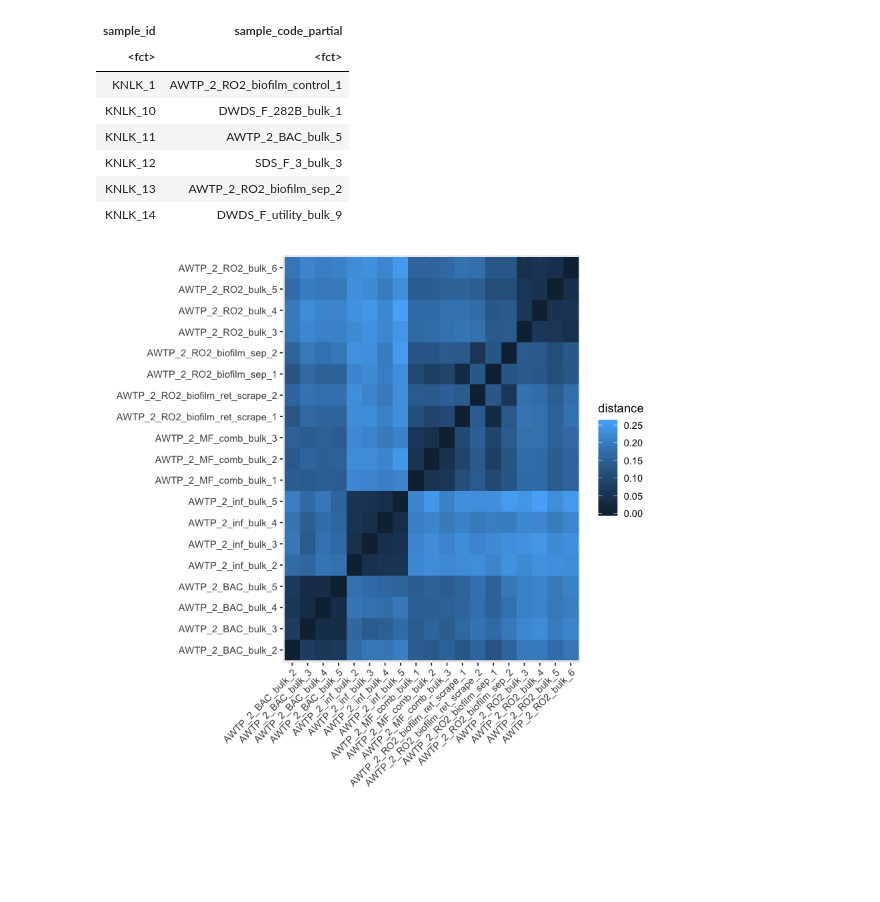
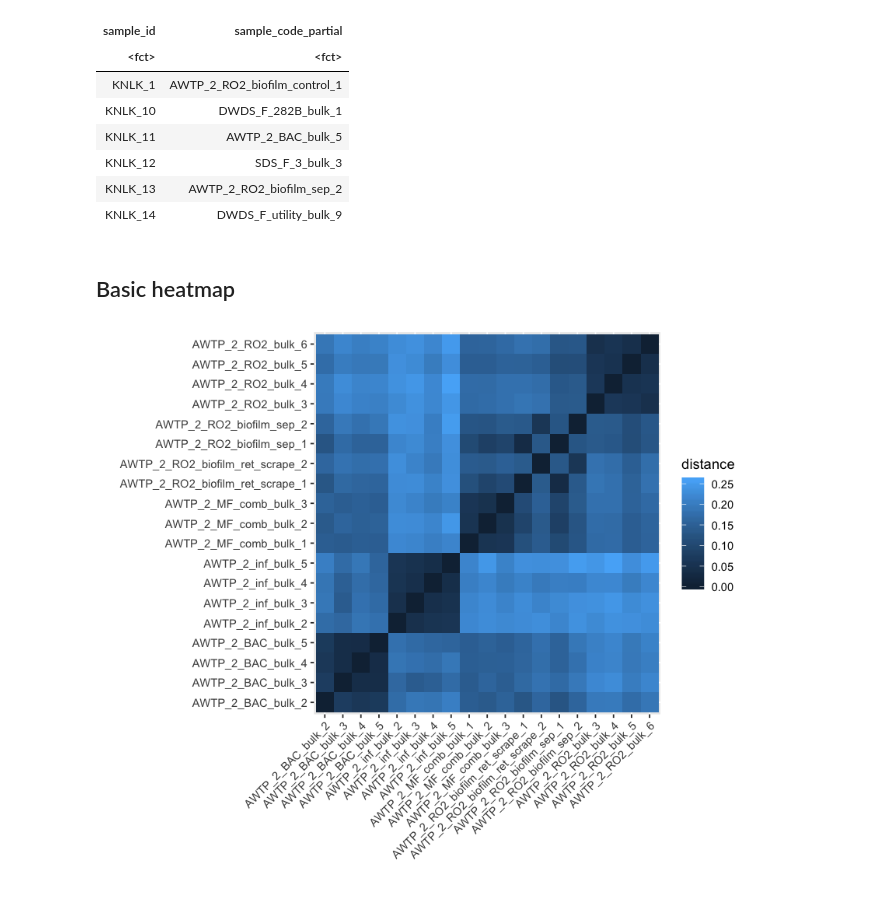
Before and after one commit to rosekantor/awtp2, a Jupyter notebook: reads_analysis.ipynb, the cells around one changed output. Cells and saved outputs as stored; diff of their text form; code cells hidden in the pictures; blank space fills up the shorter version.

```diff
--- a/reads_analysis.ipynb
+++ b/reads_analysis.ipynb
@@ -61,12 +55,16 @@ A data.frame: 6 × 2
 df <- merge(dist, id2code, by.x='query', by.y='sample_id')
 df <- merge(df, id2code, by.x='ref', by.y='sample_id')
 df <- df[order(df$sample_code_partial.x, df$sample_code_partial.y),] # sort df
+# %% [markdown]
+## Basic heatmap
 # %%
+options(repr.plot.width = 7, repr.plot.height = 6)
+
 ggplot(df, aes(x=sample_code_partial.x, y=sample_code_partial.y))+
     geom_tile(aes(fill=distance))+
     theme(axis.text.x = element_text(angle = 45, hjust = 1, vjust = 1))+
     xlab('') +
     ylab('')
 ggsave('~/data/awtp2_metagenomics/mash_dist_heatmap.pdf', device="pdf", width=7, height=5.5)
 # %% [output]
-[figure, old version]
+[figure, new version]
```
Also changed, not shown: parts of 9 cells of this notebook.
